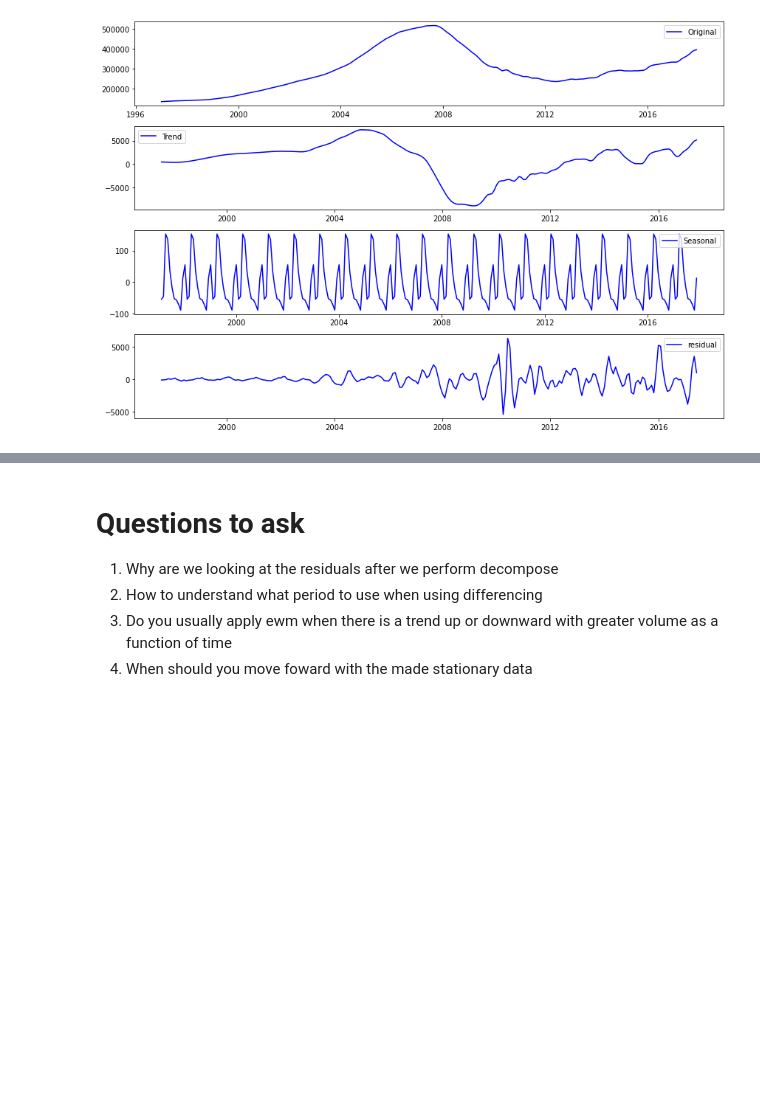
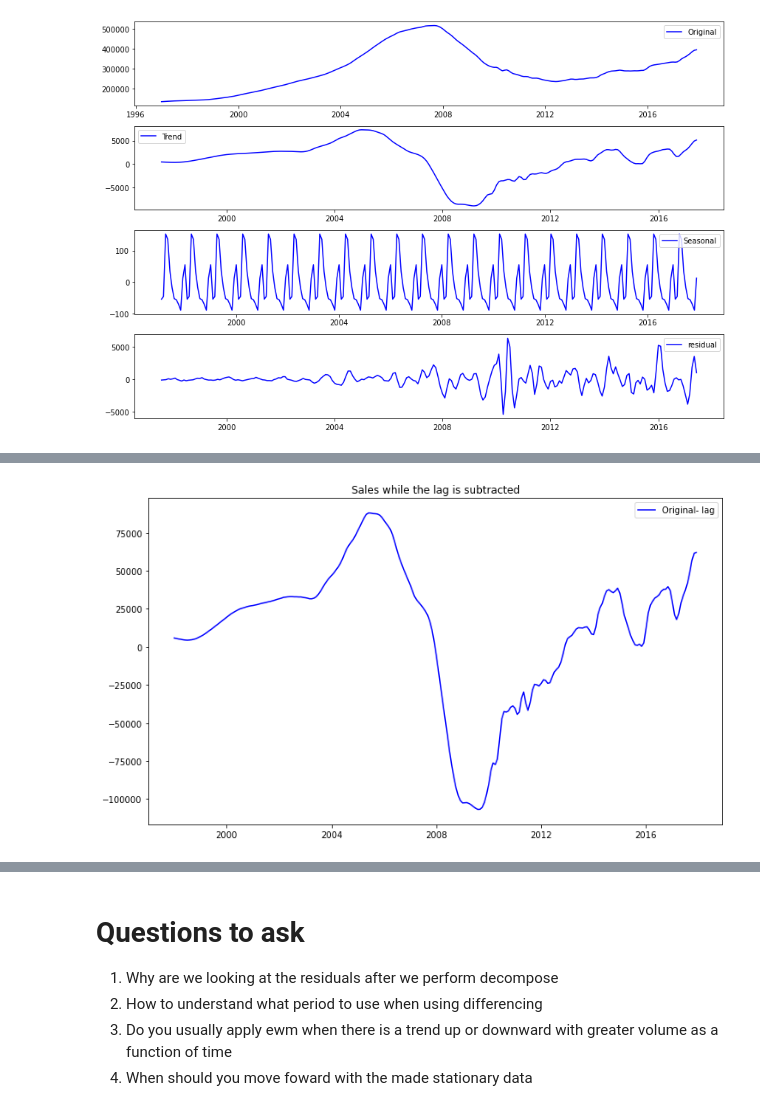
Before and after one commit to Eric-G-Romano/Real-Estate-Investment-Strategy, a Jupyter notebook: time-series/starter_notebook.ipynb, the cells around one changed output, grey strips where cells are left out. Cells and saved outputs as stored; diff of their text form; code cells hidden in the pictures; blank space fills up the shorter version.

```diff
--- a/time-series/starter_notebook.ipynb
+++ b/time-series/starter_notebook.ipynb
@@ -498,0 +509,9 @@ dtype: float64
+# %%
+fig = plt.figure(figsize=(12,7))
+data_diff_seasonal.dropna(inplace=True)
+plt.plot(data_diff_seasonal, color='b', label='Original- lag')
+plt.legend(loc='best')
+plt.title('Sales while the lag is subtracted')
+plt.show(block=False)
+# %% [output]
+[figure, added]
```
Also changed, not shown: parts of 63 cells of this notebook.
